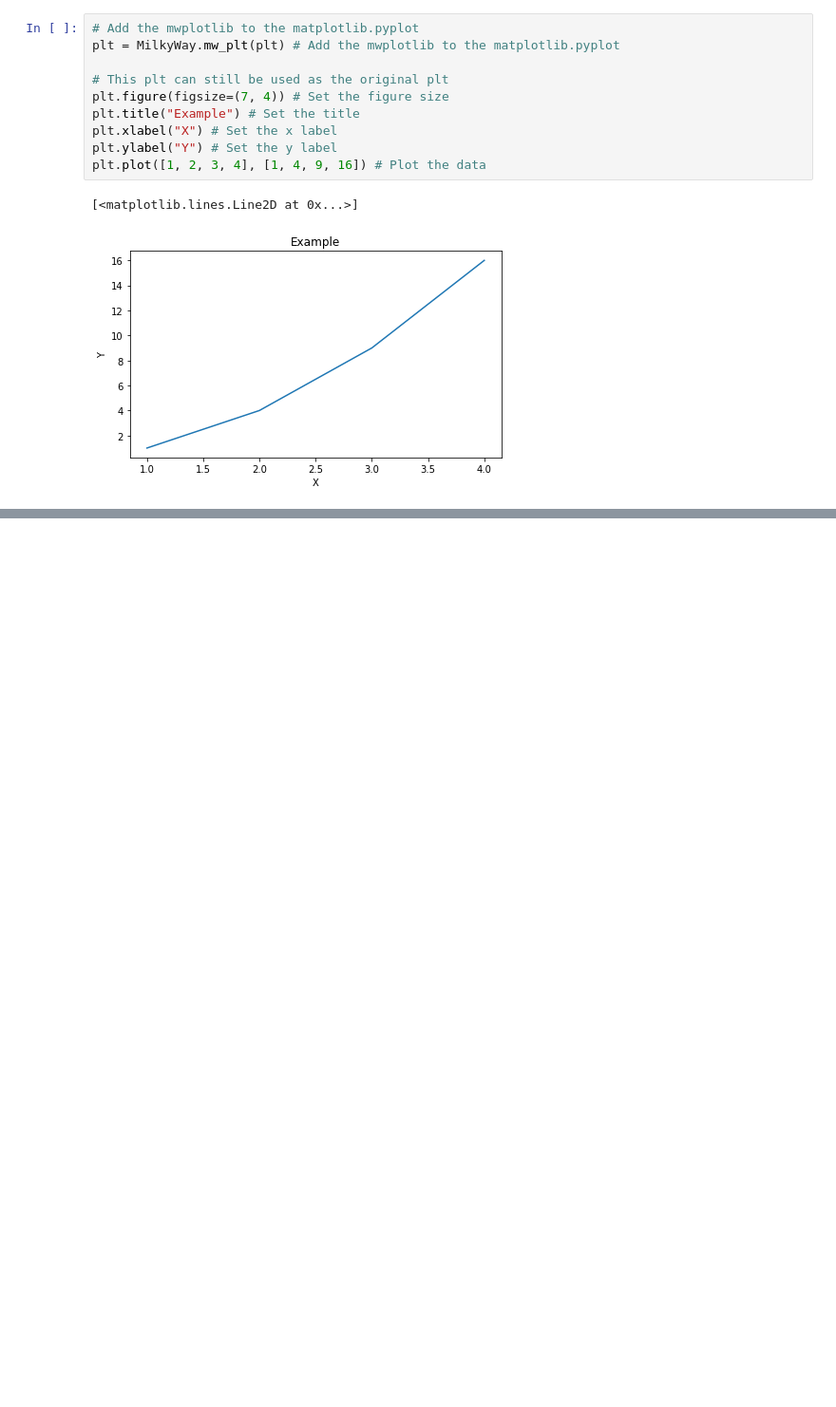
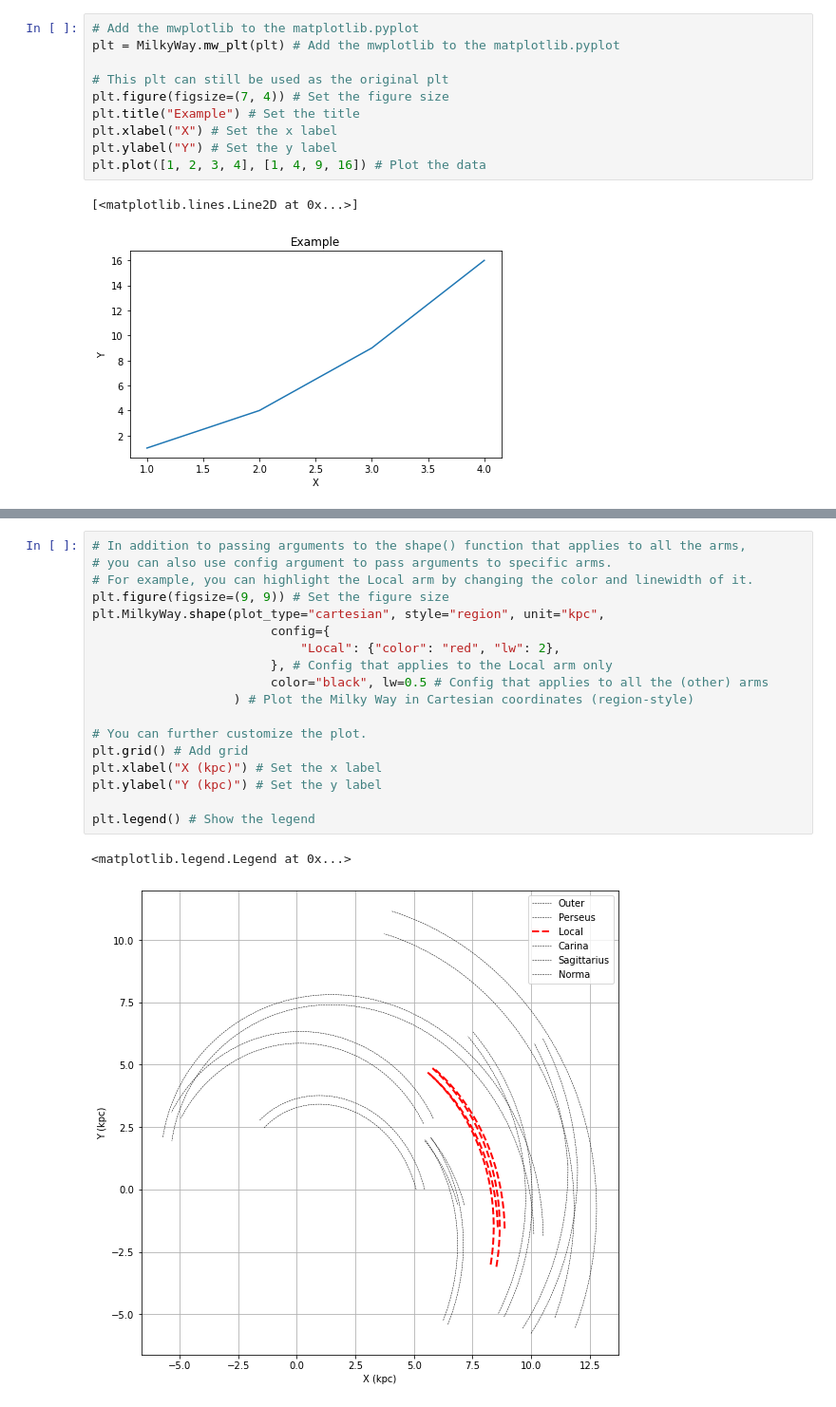
Before and after one commit to xiawenke/mwplotlib, a Jupyter notebook: example.ipynb, the cells around one changed output, grey strips where cells are left out. Shown at 95% size. Cells and saved outputs as stored; diff of their text form; blank space fills up the shorter version.

Commit message:
v1.1 updates
[CHANGED]
 - Allowed to pass astropy.units to the unit arguments.

[ADDED]
 - Allowed to change styles for specific arms;
 - Allowed to hide all legends.

```diff
--- a/example.ipynb
+++ b/example.ipynb
@@ -86,4 +104,25 @@ Text(0, 0.5, 'Y (kpc)')
 [figure]
+# %%
+# In addition to passing arguments to the shape() function that applies to all the arms,
+# you can also use config argument to pass arguments to specific arms.
+# For example, you can highlight the Local arm by changing the color and linewidth of it.
+plt.figure(figsize=(9, 9)) # Set the figure size
+plt.MilkyWay.shape(plot_type="cartesian", style="region", unit="kpc",
+                        config={
+                            "Local": {"color": "red", "lw": 2},
+                        }, # Config that applies to the Local arm only
+                        color="black", lw=0.5 # Config that applies to all the (other) arms
+                   ) # Plot the Milky Way in Cartesian coordinates (region-style)
+
+# You can further customize the plot.
+plt.grid() # Add grid
+plt.xlabel("X (kpc)") # Set the x label
+plt.ylabel("Y (kpc)") # Set the y label
+
+plt.legend() # Show the legend
+# %% [output]
+<matplotlib.legend.Legend at 0x...>
+[figure, added]
 # %%
 # You can also plot using the ax object. This allows you to plot multiple plots in one figure.
 # Here is an example.
```
Also changed, not shown: parts of 7 cells of this notebook, 1 other file.
